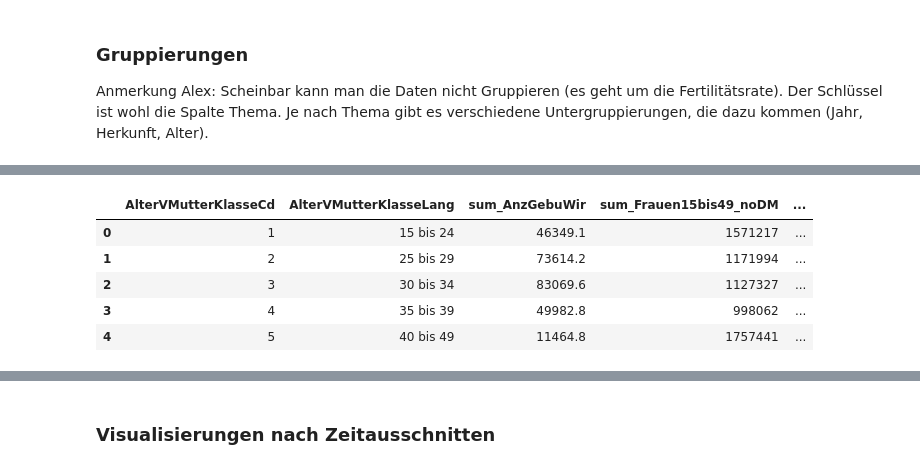
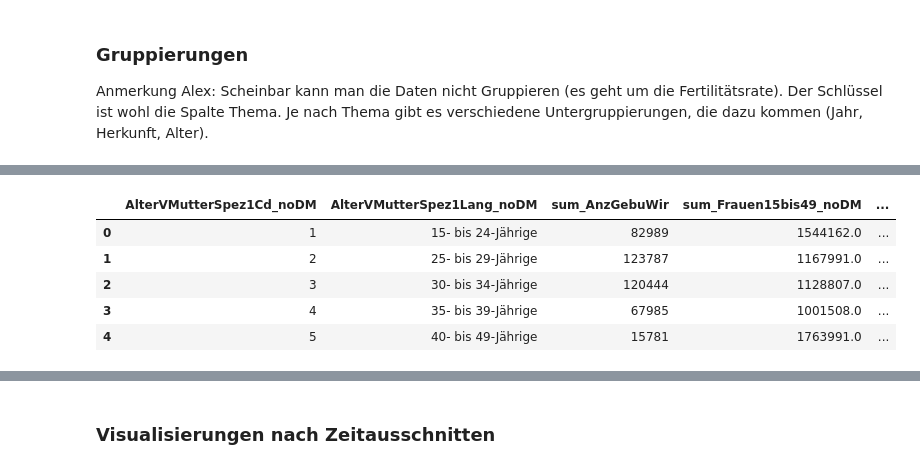
Before and after one commit to DonGoginho/double_team, a Jupyter notebook: plausis_made_easy/mypy_plausis_orig/plausi_bev_jahresupdates/4117_bev_fertilitaet_jahr_alterm_herkunftm_od411d.ipynb, the cells around one changed output, grey strips where cells are left out. Cells and saved outputs as stored; diff of their text form; code cells hidden in the pictures.

```diff
--- a/plausis_made_easy/mypy_plausis_orig/plausi_bev_jahresupdates/4117_bev_fertilitaet_jahr_alterm_herkunftm_od411d.ipynb
+++ b/plausis_made_easy/mypy_plausis_orig/plausi_bev_jahresupdates/4117_bev_fertilitaet_jahr_alterm_herkunftm_od411d.ipynb
@@ -428,19 +463,19 @@ agg_herk.reset_index().head(10)
 # %%
 agg_age = data2betested.loc[data_min_date:data_max_date]\
-    .groupby(['AlterVMutterKlasseCd', 'AlterVMutterKlasseLang']) \
+    .groupby(['AlterVMutterSpez1Cd_noDM', 'AlterVMutterSpez1Lang_noDM']) \
     .agg(
             sum_AnzGebuWir=('AnzGebuWir', 'sum'),
             sum_Frauen15bis49_noDM=('Frauen15bis49_noDM', 'sum'),
             mean_Fertilitaetsrate_noDM=('Fertilitaetsrate_noDM', 'mean')) \
-    .sort_values('AlterVMutterKlasseCd', ascending=True)
+    .sort_values('AlterVMutterSpez1Cd_noDM', ascending=True)
 agg_age.reset_index().head(11)
 # %% [output]
-|  | AlterVMutterKlasseCd | AlterVMutterKlasseLang | sum_AnzGebuWir | sum_Frauen15bis49_noDM | ... |
-| 0 | 1 | 15 bis 24 | 46349.1 | 1571217 | ... |
-| 1 | 2 | 25 bis 29 | 73614.2 | 1171994 | ... |
-| 2 | 3 | 30 bis 34 | 83069.6 | 1127327 | ... |
-| 3 | 4 | 35 bis 39 | 49982.8 | 998062 | ... |
-| 4 | 5 | 40 bis 49 | 11464.8 | 1757441 | ... |
+|  | AlterVMutterSpez1Cd_noDM | AlterVMutterSpez1Lang_noDM | sum_AnzGebuWir | sum_Frauen15bis49_noDM | ... |
+| 0 | 1 | 15- bis 24-Jährige | 82989 | 1544162.0 | ... |
+| 1 | 2 | 25- bis 29-Jährige | 123787 | 1167991.0 | ... |
+| 2 | 3 | 30- bis 34-Jährige | 120444 | 1128807.0 | ... |
+| 3 | 4 | 35- bis 39-Jährige | 67985 | 1001508.0 | ... |
+| 4 | 5 | 40- bis 49-Jährige | 15781 | 1763991.0 | ... |
 # %%
 data2betested.reset_index().columns
 # %% [output]
```
Also changed, not shown: parts of 39 cells of this notebook, 5 other files.
